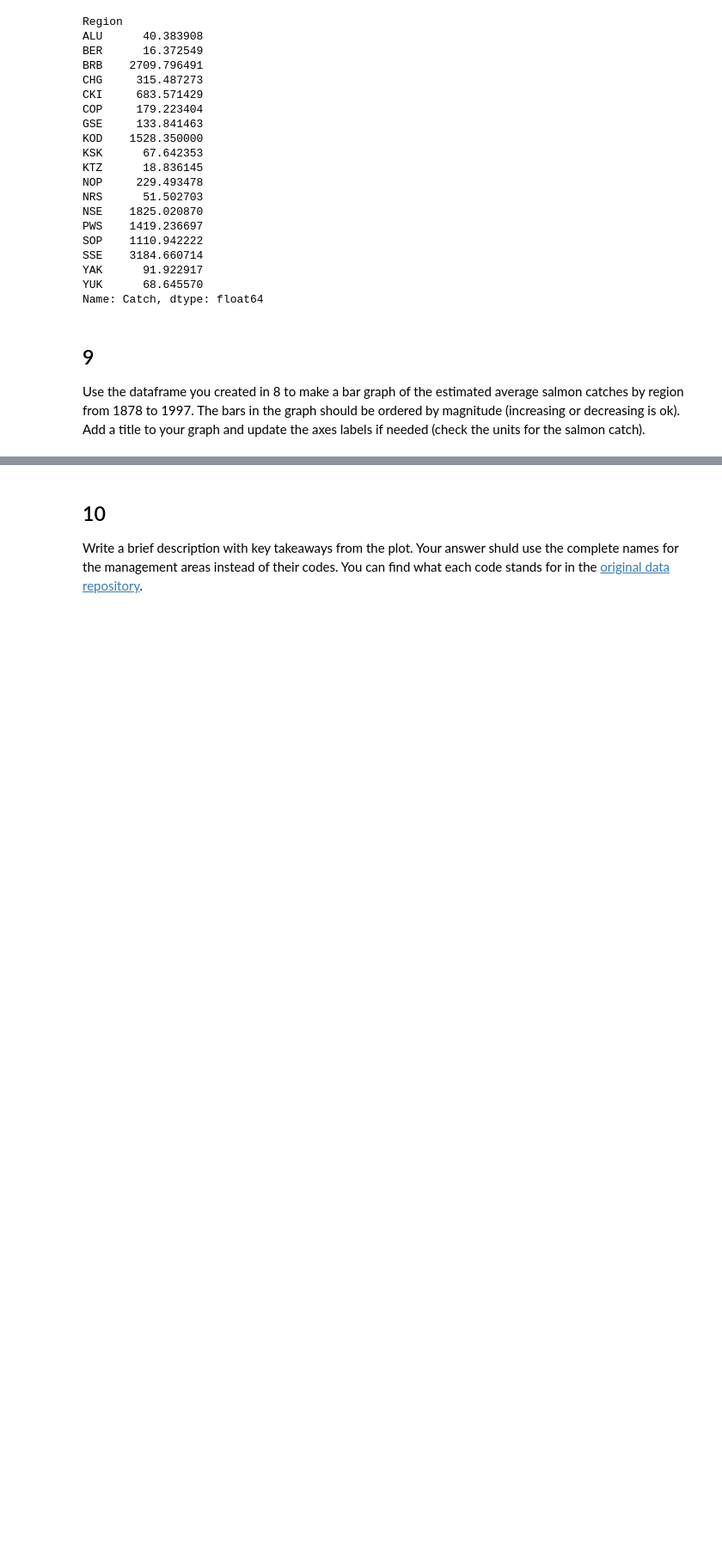
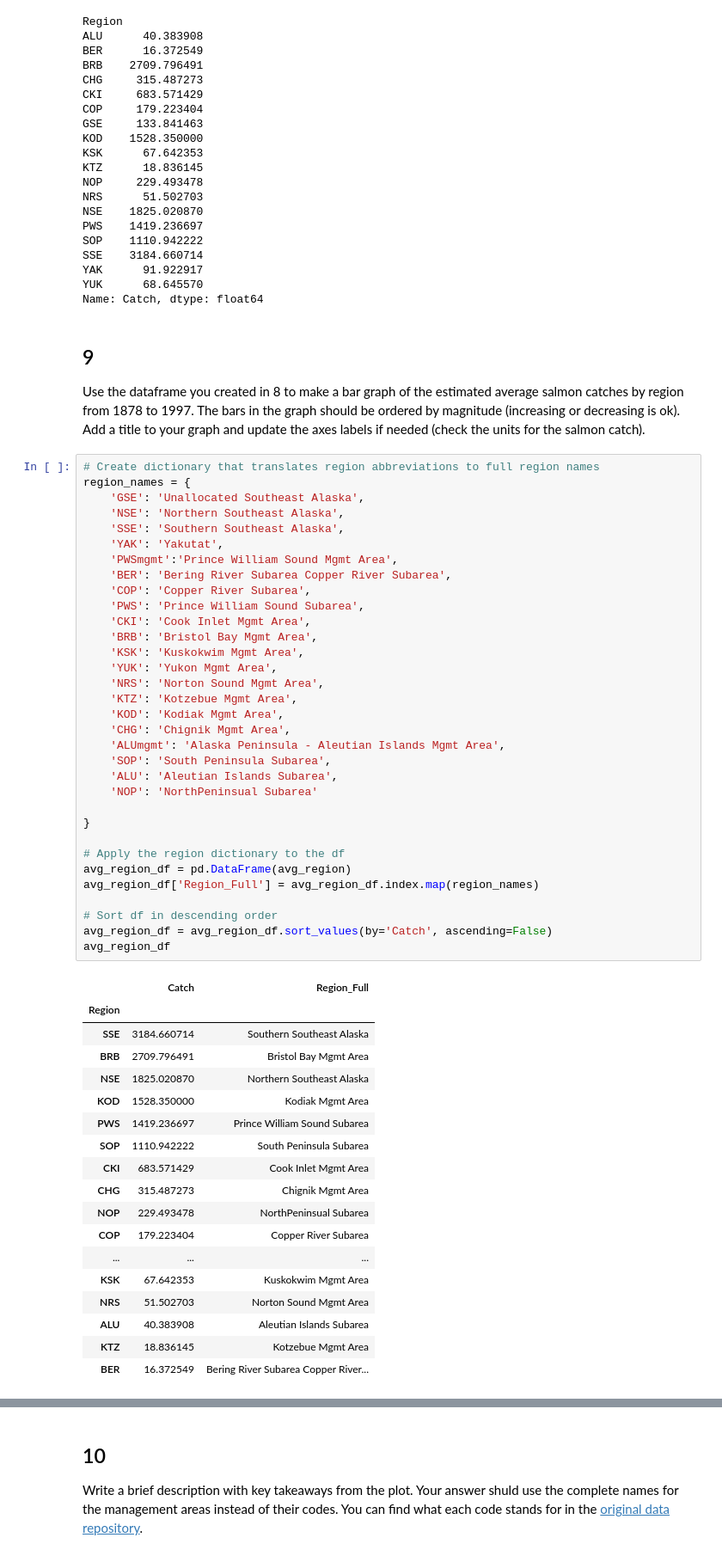
Before and after one commit to nicolelpepper/eds220-hwk2, a Jupyter notebook: hwk2-task2-salmon.ipynb, the cells around one changed output, grey strips where cells are left out. Shown at 86% size. Drawn from its saved outputs; the diff is of its cells as text; blank space fills up the shorter version.

```diff
--- a/hwk2-task2-salmon.ipynb
+++ b/hwk2-task2-salmon.ipynb
@@ -288,4 +256,56 @@ Name: Catch, dtype: float64
 ## 9
 
 Use the dataframe you created in 8 to make a bar graph of the estimated average salmon catches by region from 1878 to 1997. The bars in the graph should be ordered by magnitude (increasing or decreasing is ok). Add a title  to your graph and update the axes labels if needed (check the units for the salmon catch).
+# %%
+# Create dictionary that translates region abbreviations to full region names
+region_names = {
+    'GSE': 'Unallocated Southeast Alaska',
+    'NSE': 'Northern Southeast Alaska',
+    'SSE': 'Southern Southeast Alaska',
+    'YAK': 'Yakutat',
+    'PWSmgmt':'Prince William Sound Mgmt Area',
+    'BER': 'Bering River Subarea Copper River Subarea',
+    'COP': 'Copper River Subarea',
+    'PWS': 'Prince William Sound Subarea',
+    'CKI': 'Cook Inlet Mgmt Area',
+    'BRB': 'Bristol Bay Mgmt Area',
+    'KSK': 'Kuskokwim Mgmt Area',
+    'YUK': 'Yukon Mgmt Area',
+    'NRS': 'Norton Sound Mgmt Area',
+    'KTZ': 'Kotzebue Mgmt Area',
+    'KOD': 'Kodiak Mgmt Area',
+    'CHG': 'Chignik Mgmt Area',
+    'ALUmgmt': 'Alaska Peninsula - Aleutian Islands Mgmt Area',
+    'SOP': 'South Peninsula Subarea',
+    'ALU': 'Aleutian Islands Subarea',
+    'NOP': 'NorthPeninsual Subarea'
+
+}
+
+# Apply the region dictionary to the df
+avg_region_df = pd.DataFrame(avg_region)
+avg_region_df['Region_Full'] = avg_region_df.index.map(region_names)
+
+# Sort df in descending order
+avg_region_df = avg_region_df.sort_values(by='Catch', ascending=False)
+avg_region_df
+# %% [output]
+|  | Catch | Region_Full |
+| Region |  |  |
+| SSE | 3184.660714 | Southern Southeast Alaska |
+| BRB | 2709.796491 | Bristol Bay Mgmt Area |
+| NSE | 1825.020870 | Northern Southeast Alaska |
+| KOD | 1528.350000 | Kodiak Mgmt Area |
+| PWS | 1419.236697 | Prince William Sound Subarea |
+| SOP | 1110.942222 | South Peninsula Subarea |
+| CKI | 683.571429 | Cook Inlet Mgmt Area |
+| CHG | 315.487273 | Chignik Mgmt Area |
+| NOP | 229.493478 | NorthPeninsual Subarea |
+| COP | 179.223404 | Copper River Subarea |
+| ... | ... | ... |
+| KSK | 67.642353 | Kuskokwim Mgmt Area |
+| NRS | 51.502703 | Norton Sound Mgmt Area |
+| ALU | 40.383908 | Aleutian Islands Subarea |
+| KTZ | 18.836145 | Kotzebue Mgmt Area |
+| BER | 16.372549 | Bering River Subarea Copper River... |
 # %%
```
Also changed, not shown: parts of 12 cells of this notebook.
